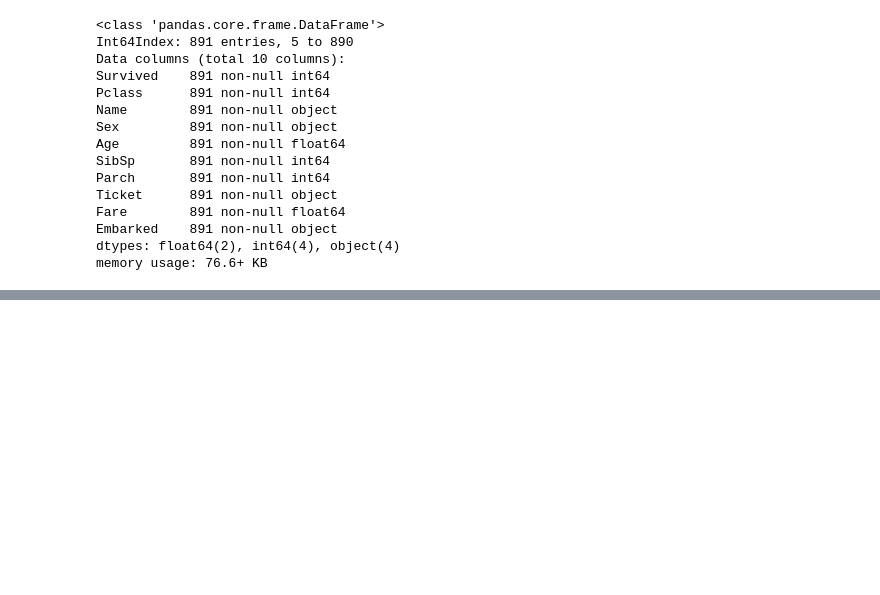
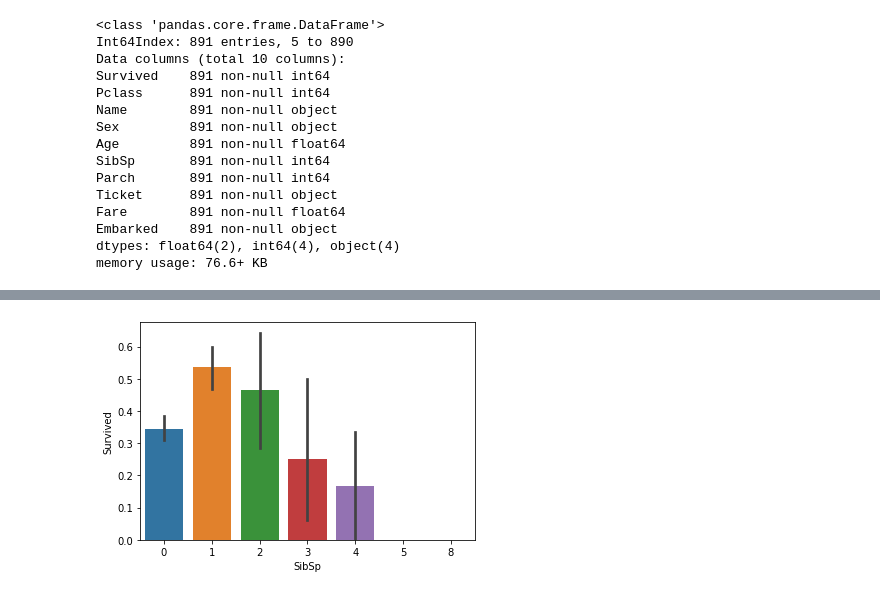
Before and after one commit to vccolombo/titanic-data-science, a Jupyter notebook: titanic.ipynb, the cells around one changed output, grey strips where cells are left out. Saved outputs shown, nothing was run; the diff lists cells and outputs as text; code cells hidden in the pictures; blank space fills up the shorter version.

```diff
--- a/titanic.ipynb
+++ b/titanic.ipynb
@@ -177,0 +264,3 @@ memory usage: 76.6+ KB
+# %%
+df_with_title['Title'] = title
+df_with_title.head()
@@ -177,0 +281,4 @@ memory usage: 76.6+ KB
+# %%
+encoder_embarked = preprocessing.LabelEncoder()
+embarked = encoder_embarked.fit_transform(df_with_title['Embarked'])
+encoder_embarked.classes_
@@ -177,0 +287,4 @@ memory usage: 76.6+ KB
+# %%
+df_changed_embarked = df_with_title
+df_changed_embarked['Embarked'] = embarked
+df_changed_embarked.head()
@@ -177,0 +317,3 @@ memory usage: 76.6+ KB
+# %%
+df_droped = df_changed_embarked.drop(['Name', 'Ticket'], axis=1)
+df_droped.head()
@@ -177,0 +340,5 @@ memory usage: 76.6+ KB
+# %%
+g = sns.barplot(x="SibSp", y="Survived", data=df_droped)
+plt.show()
+# %% [output]
+[figure, added]
```
Also changed, not shown: parts of 24 cells of this notebook.
